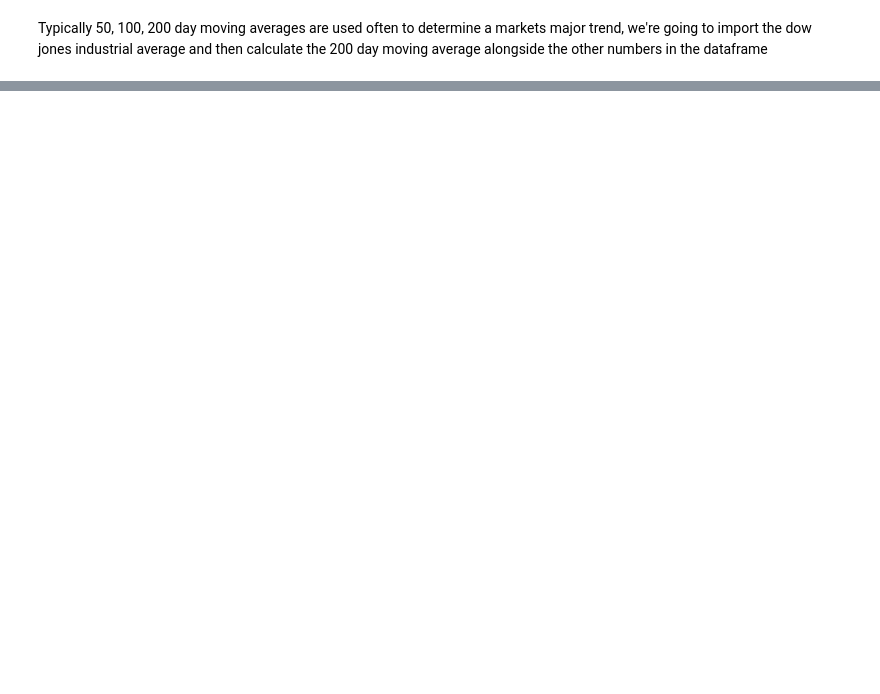
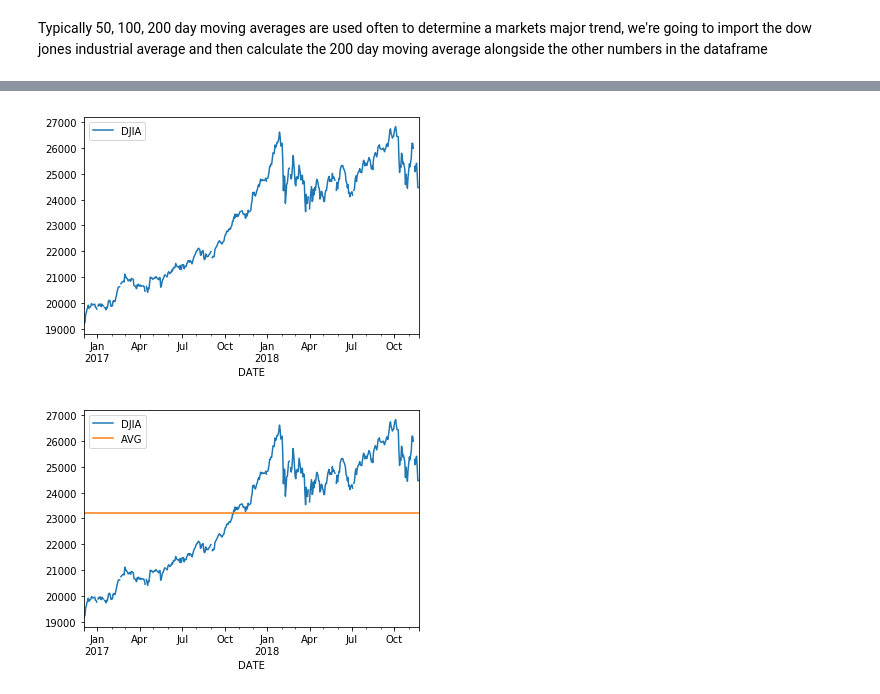
Before and after one commit to RyanZimmerman907/MSDS_430_Final, a Jupyter notebook: Final Project V1.ipynb, the cells around one changed output, grey strips where cells are left out. Saved outputs shown, nothing was run; the diff lists cells and outputs as text; code cells hidden in the pictures; blank space fills up the shorter version.

```diff
--- a/Final Project V1.ipynb
+++ b/Final Project V1.ipynb
@@ -57,0 +54,21 @@ data.head()
+# %%
+import numpy as np
+import pandas as pd
+
+#read in dow jones data from Fred
+data = DataReader('DJIA', 'fred', start, end)
+
+#dow jones over time
+data.plot()
+plt.show()
+
+#adding in an average line
+data.insert(1,'AVG',(np.sum(data.DJIA)/data.DJIA.count()))
+
+
+#dow jones over time
+data.plot()
+plt.show()
+# %% [output]
+[figure, added]
+[figure, added]
```
Also changed, not shown: parts of 5 cells of this notebook.
